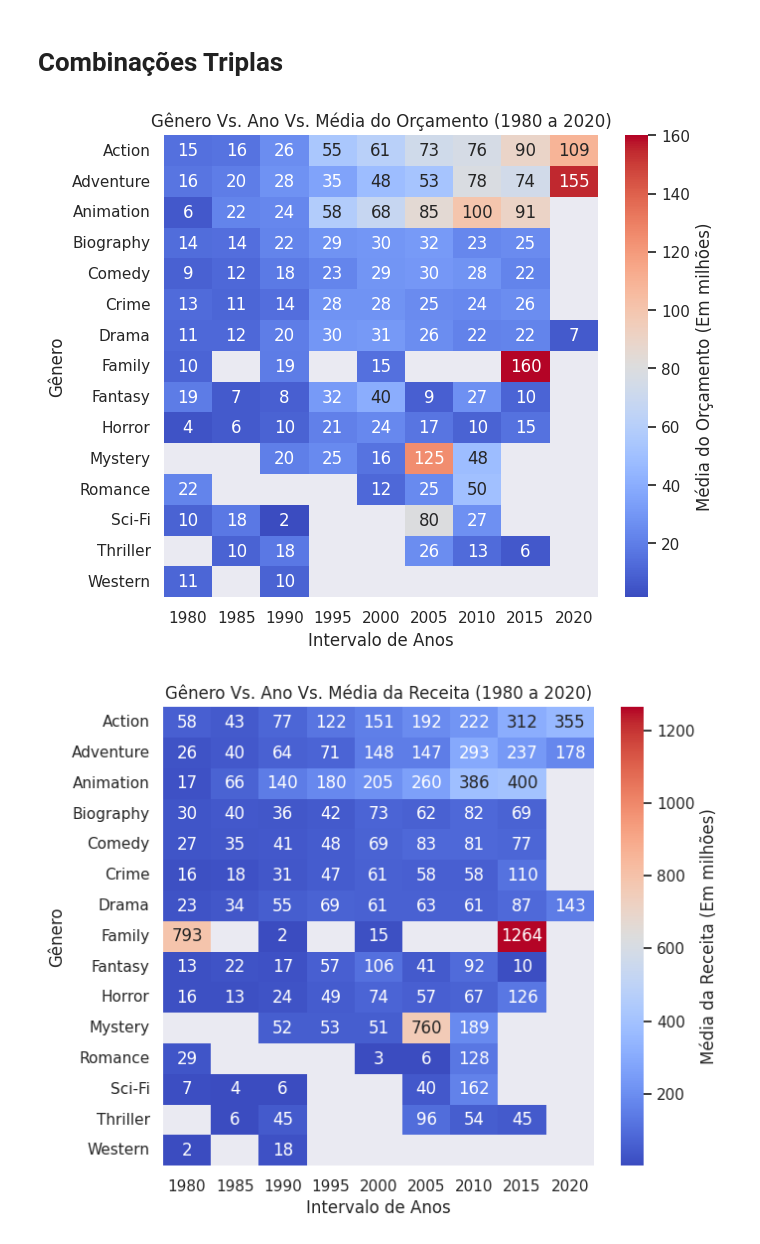
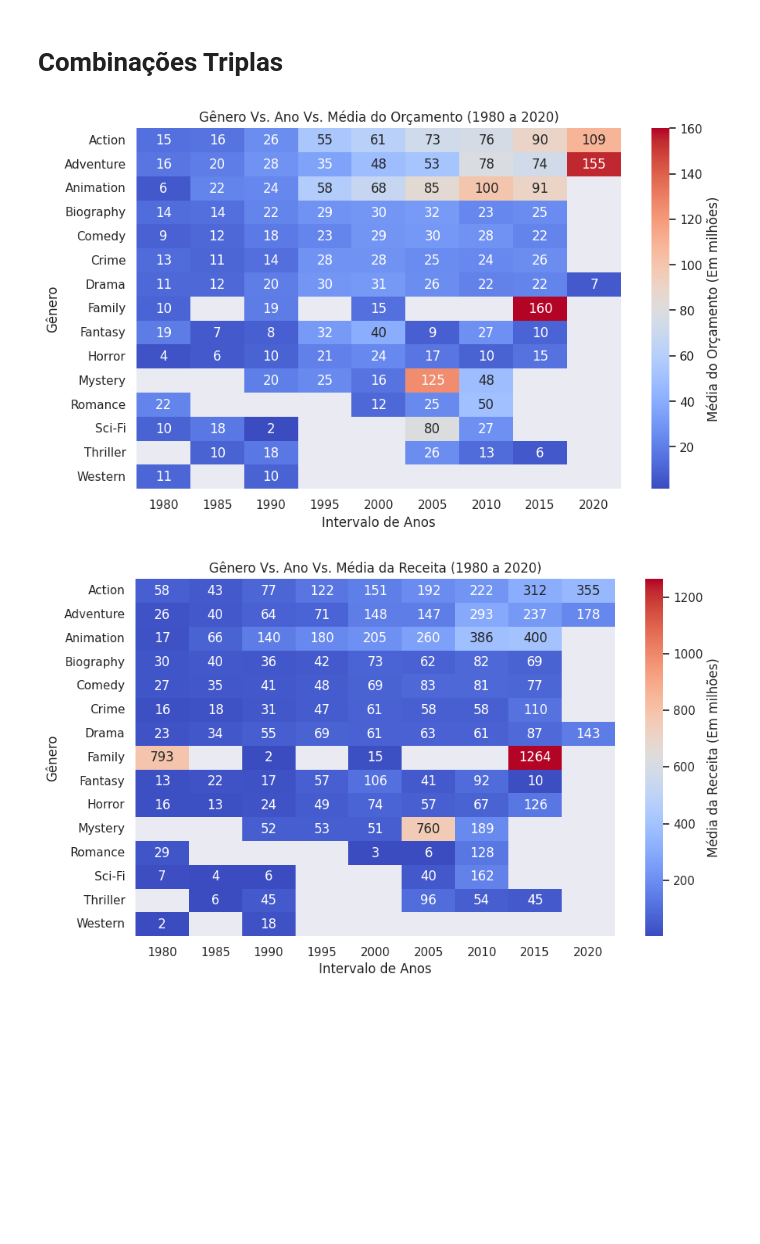
Before and after one commit to guicns/movie-industry-analysis, a Jupyter notebook: 2. Análise Python/movies_python_analysis.ipynb, the cells around one changed output. Cells and saved outputs as stored; diff of their text form; code cells hidden in the pictures; blank space fills up the shorter version.

```diff
--- a/2. Análise Python/movies_python_analysis.ipynb
+++ b/2. Análise Python/movies_python_analysis.ipynb
@@ -954,21 +954,21 @@ plt.show()
 # %%
 # GENRE X YEAR X MÉDIA BUDGET
 df['year_group'] = ((df['year'] - 1980) // 5) * 5 + 1980
 
 grouped_df = df.groupby(['genre', 'year_group'])['budget'].mean().reset_index()
 
 grouped_df['budget'] = grouped_df['budget'] / 1_000_000
 
 pivot_df = grouped_df.pivot(index='genre', columns='year_group', values='budget')
 
-plt.figure(figsize=(7, 6))
+plt.figure(figsize=(10, 6))
 sns.heatmap(pivot_df, annot=True, fmt=".0f", cmap="coolwarm", cbar_kws={'label': 'Média do Orçamento (Em milhões)'})
 plt.title('Gênero Vs. Ano Vs. Média do Orçamento (1980 a 2020)')
 plt.xlabel('Intervalo de Anos')
 plt.ylabel('Gênero')
 plt.show()
 # %% [output]
-[figure, old version]
+[figure, new version]
 # %%
 # GENRE X YEAR X MÉDIA GROSS
 df['year_group'] = ((df['year'] - 1980) // 5) * 5 + 1980
@@ -979,14 +979,14 @@ grouped_df['gross'] = grouped_df['gross'] / 1_000_000
 
 pivot_df = grouped_df.pivot(index='genre', columns='year_group', values='gross')
 
-plt.figure(figsize=(7, 6))
+plt.figure(figsize=(10, 6))
 sns.heatmap(pivot_df, annot=True, fmt=".0f", cmap="coolwarm", cbar_kws={'label': 'Média da Receita (Em milhões)'})
 plt.title('Gênero Vs. Ano Vs. Média da Receita (1980 a 2020)')
 plt.xlabel('Intervalo de Anos')
 plt.ylabel('Gênero')
 plt.show()
 # %% [output]
-[figure, old version]
+[figure, new version]
 # %%
 #RATING X YEAR X MÉDIA BUDGET
 df['year_group'] = ((df['year'] - 1980) // 5) * 5 + 1980
```
Also changed, not shown: parts of 3 cells of this notebook.
